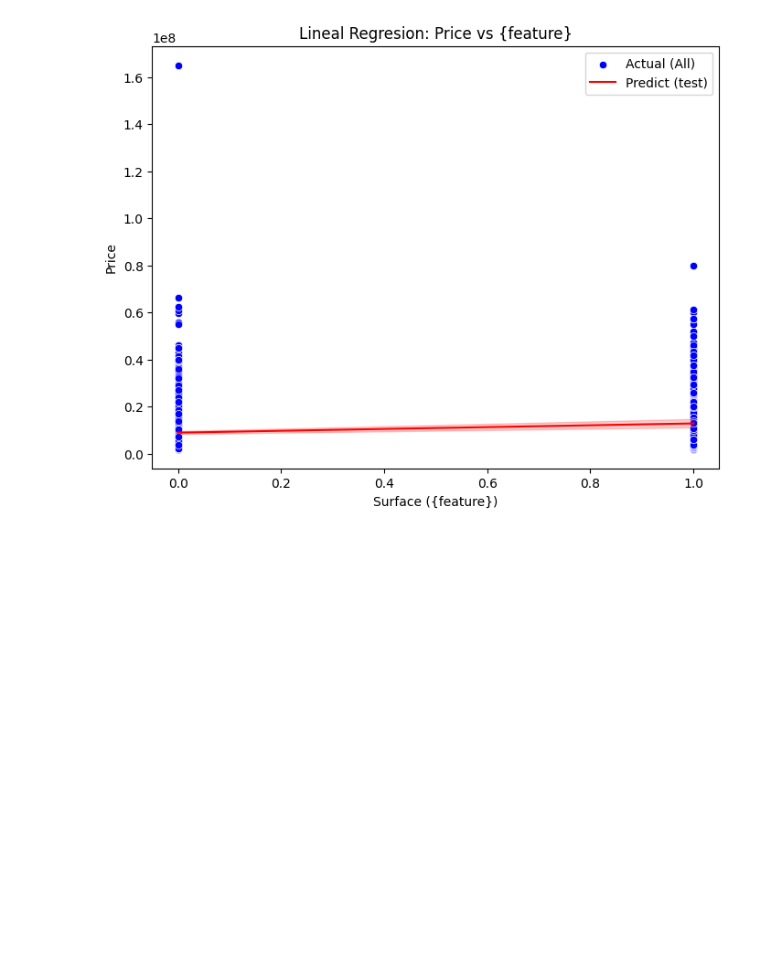
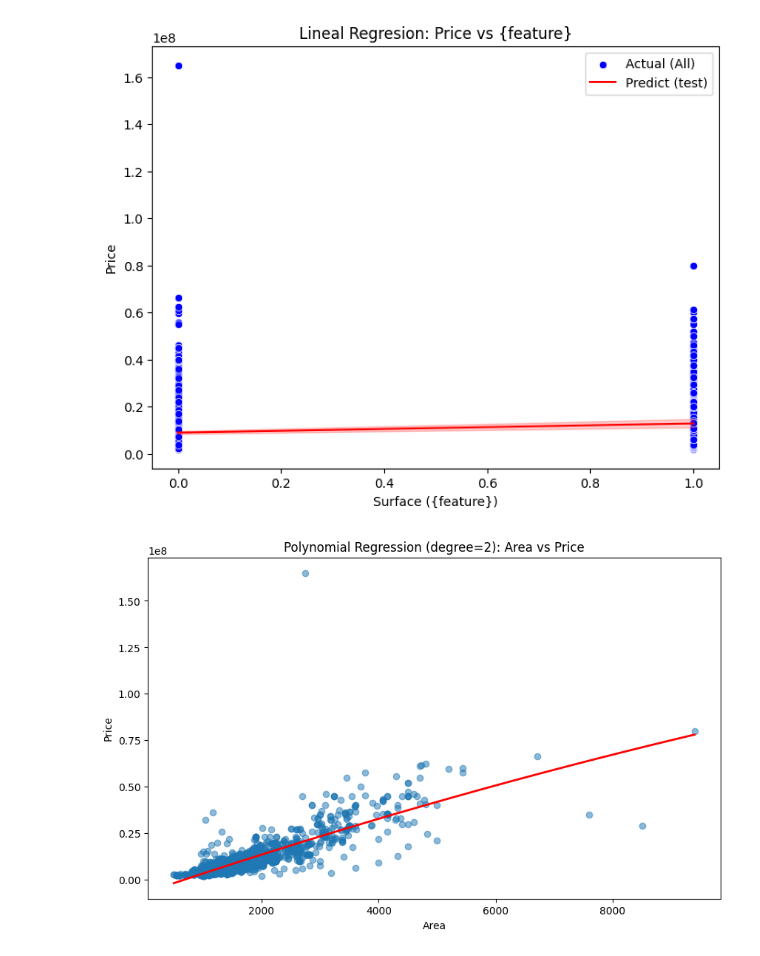
Before and after one commit to albertbolanoss/supervised-machine-learning, a Jupyter notebook: notebooks/models/lineal_regresion/housing_prices_predict.ipynb, the cells around one changed output. Saved outputs shown, nothing was run; the diff lists cells and outputs as text; code cells hidden in the pictures; blank space fills up the shorter version.

```diff
--- a/notebooks/models/lineal_regresion/housing_prices_predict.ipynb
+++ b/notebooks/models/lineal_regresion/housing_prices_predict.ipynb
@@ -76,3 +76,41 @@ R²: 0.7074064411350629
 =====================================
 RMSE: 4295048.262969036
 [figure]
+# %%
+import pandas as pd
+import numpy as np
+import matplotlib.pyplot as plt
+from sklearn.linear_model import LinearRegression
+from sklearn.preprocessing import PolynomialFeatures
+
+# Cargar y limpiar datos
+df = pd.read_csv('../../../datasets/raw/Hyderabad.csv')
+df = df.dropna()
+
+# Usar solo una característica (Area)
+X = df[['Area']]
+y = df['Price']
+
+# Transformación polinómica (grado 2 por ejemplo)
+poly = PolynomialFeatures(degree=2, include_bias=False)
+X_poly = poly.fit_transform(X)
+
+# Entrenar modelo
+model = LinearRegression()
+model.fit(X_poly, y)
+
+# Predicciones para graficar
+X_range = np.linspace(X.min(), X.max(), 300).reshape(-1, 1)
+X_range_poly = poly.transform(X_range)
+y_pred = model.predict(X_range_poly)
+
+# Graficar
+plt.figure(figsize=(10,6))
+plt.scatter(X, y, alpha=0.5)
+plt.plot(X_range, y_pred, color='red', linewidth=2)
+plt.xlabel('Area')
+plt.ylabel('Price')
+plt.title('Polynomial Regression (degree=2): Area vs Price')
+plt.show()
+# %% [output]
+[figure, added]
```
Also changed, not shown: parts of 1 cell of this notebook, 2 other files.
